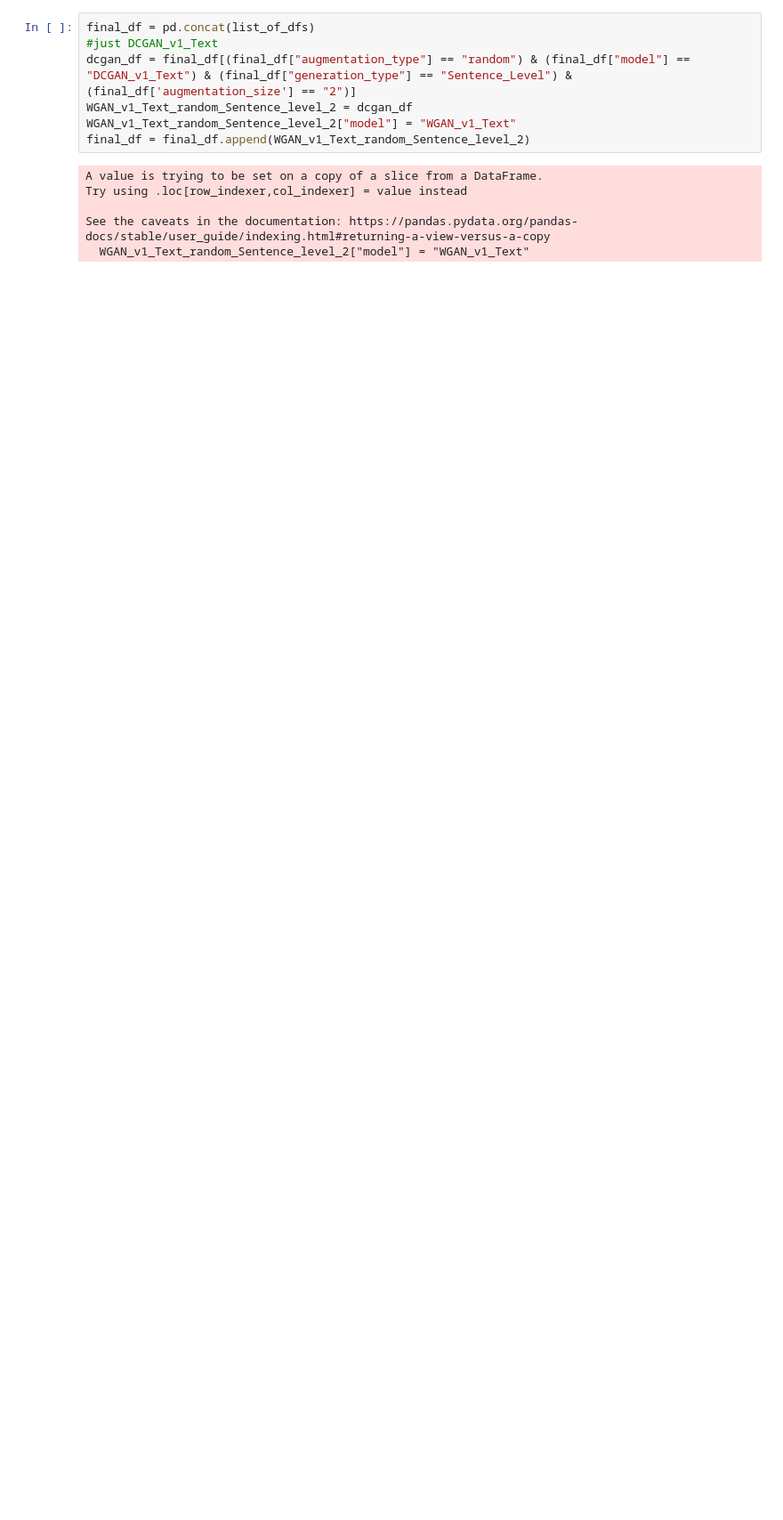
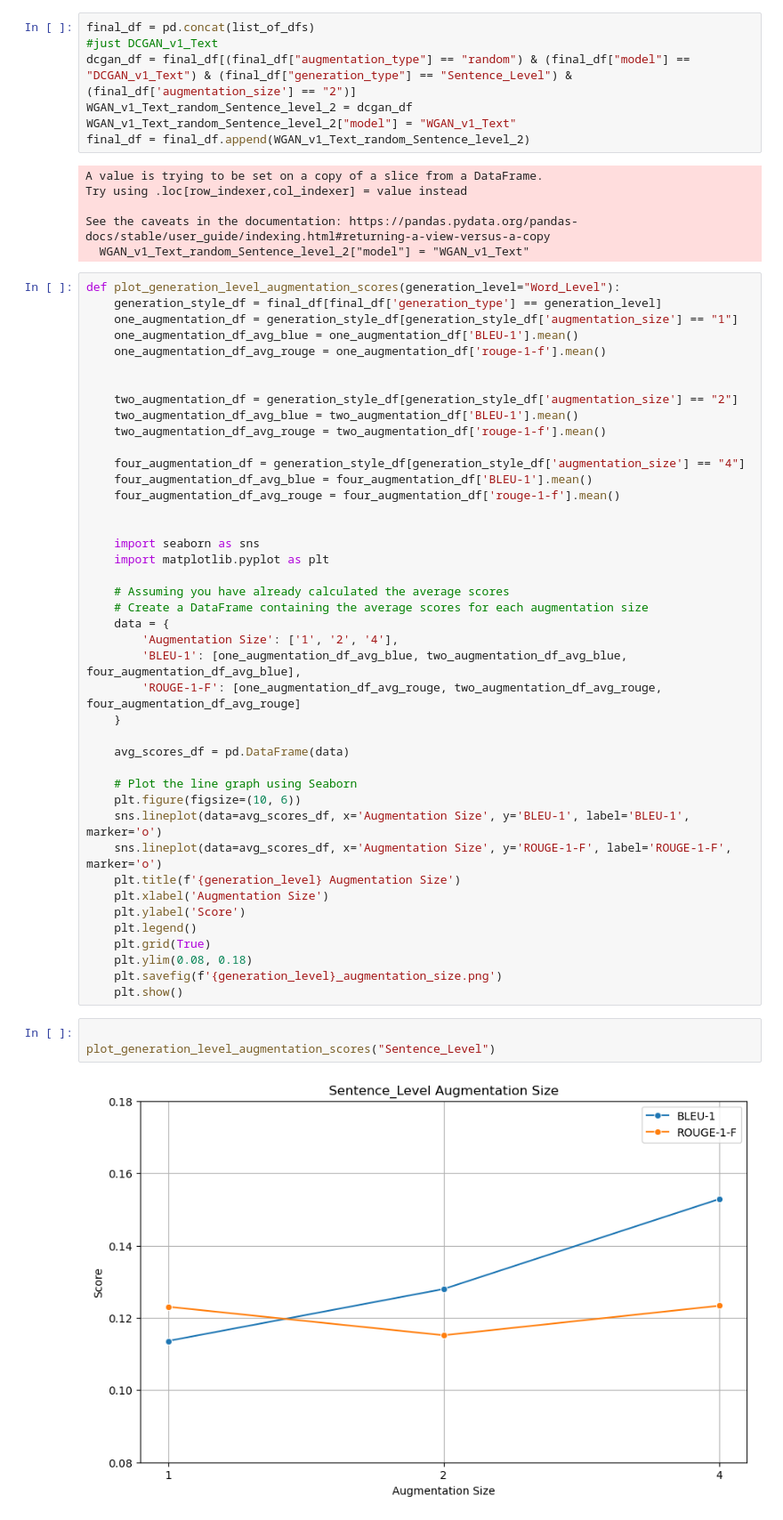
Before and after one commit to NiallMcguire/SIGIR_EEG_GAN, a Jupyter notebook: Development/EEG-To-Text-GAN/Results/EEG-Text-Augmentation.ipynb, the cells around one changed output. Shown at 89% size. Cells and saved outputs as stored; diff of their text form; blank space fills up the shorter version.

```diff
--- a/Development/EEG-To-Text-GAN/Results/EEG-Text-Augmentation.ipynb
+++ b/Development/EEG-To-Text-GAN/Results/EEG-Text-Augmentation.ipynb
@@ -81,3 +81,50 @@ Try using .loc[row_indexer,col_indexer] = value instead
 
 See the caveats in the documentation: https://pandas.pydata.org/pandas-docs/stable/user_guide/indexing.html#returning-a-view-versus-a-copy
   WGAN_v1_Text_random_Sentence_level_2["model"] = "WGAN_v1_Text"
+# %%
+def plot_generation_level_augmentation_scores(generation_level="Word_Level"):
+    generation_style_df = final_df[final_df['generation_type'] == generation_level]
+    one_augmentation_df = generation_style_df[generation_style_df['augmentation_size'] == "1"]
+    one_augmentation_df_avg_blue = one_augmentation_df['BLEU-1'].mean()
+    one_augmentation_df_avg_rouge = one_augmentation_df['rouge-1-f'].mean()
+
+
+    two_augmentation_df = generation_style_df[generation_style_df['augmentation_size'] == "2"]
+    two_augmentation_df_avg_blue = two_augmentation_df['BLEU-1'].mean()
+    two_augmentation_df_avg_rouge = two_augmentation_df['rouge-1-f'].mean()
+
+    four_augmentation_df = generation_style_df[generation_style_df['augmentation_size'] == "4"]
+    four_augmentation_df_avg_blue = four_augmentation_df['BLEU-1'].mean()
+    four_augmentation_df_avg_rouge = four_augmentation_df['rouge-1-f'].mean()
+
+
+    import seaborn as sns
+    import matplotlib.pyplot as plt
+
+    # Assuming you have already calculated the average scores
+    # Create a DataFrame containing the average scores for each augmentation size
+    data = {
+        'Augmentation Size': ['1', '2', '4'],
+        'BLEU-1': [one_augmentation_df_avg_blue, two_augmentation_df_avg_blue, four_augmentation_df_avg_blue],
+        'ROUGE-1-F': [one_augmentation_df_avg_rouge, two_augmentation_df_avg_rouge, four_augmentation_df_avg_rouge]
+    }
+
+    avg_scores_df = pd.DataFrame(data)
+
+    # Plot the line graph using Seaborn
+    plt.figure(figsize=(10, 6))
+    sns.lineplot(data=avg_scores_df, x='Augmentation Size', y='BLEU-1', label='BLEU-1', marker='o')
+    sns.lineplot(data=avg_scores_df, x='Augmentation Size', y='ROUGE-1-F', label='ROUGE-1-F', marker='o')
+    plt.title(f'{generation_level} Augmentation Size')
+    plt.xlabel('Augmentation Size')
+    plt.ylabel('Score')
+    plt.legend()
+    plt.grid(True)
+    plt.ylim(0.08, 0.18)
+    plt.savefig(f'{generation_level}_augmentation_size.png')
+    plt.show()
+# %%
+
+plot_generation_level_augmentation_scores("Sentence_Level")
+# %% [output]
+[figure, added]
```
